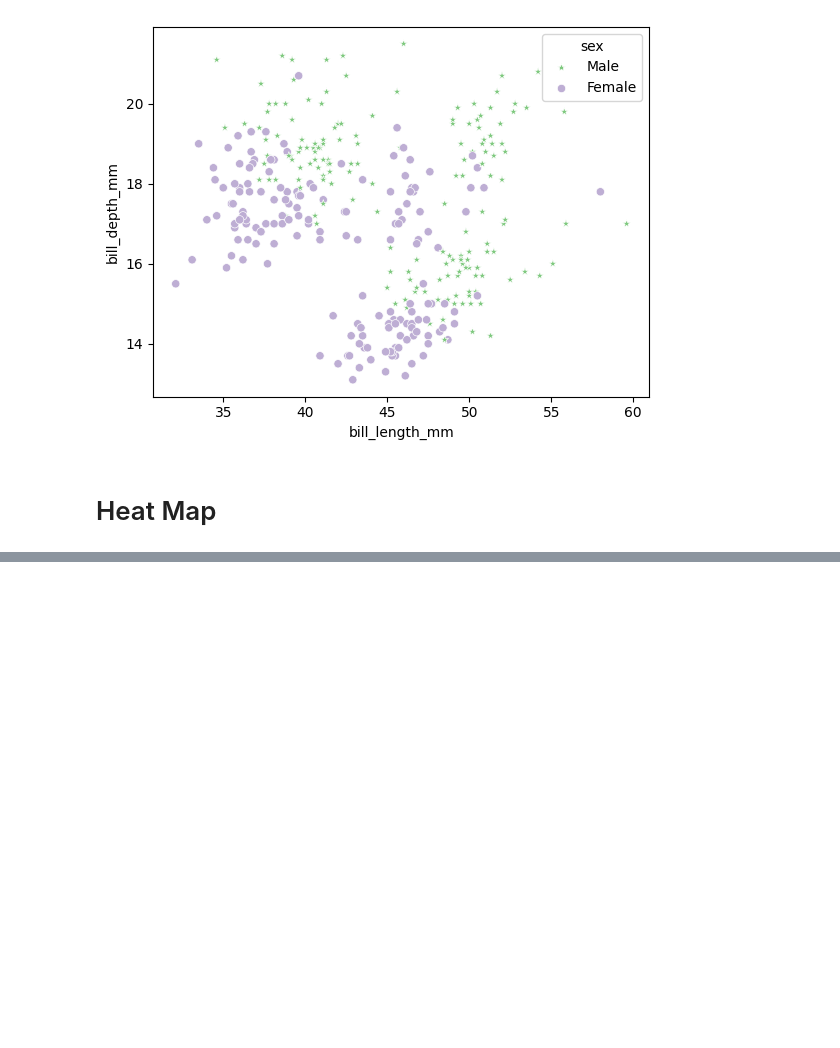
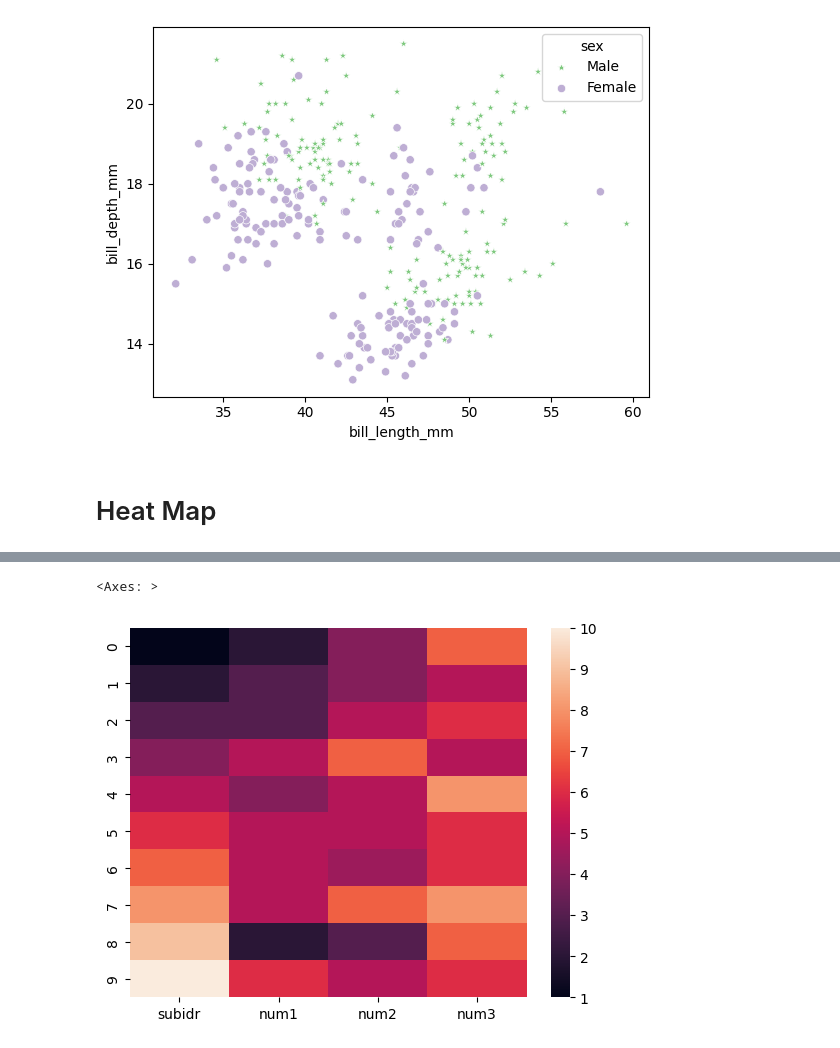
Before and after one commit to Ut-Niv/Pandas-Dataframe, a Jupyter notebook: Seaborn_demo.ipynb, the cells around one changed output, grey strips where cells are left out. Drawn from its saved outputs; the diff is of its cells as text; code cells hidden in the pictures; blank space fills up the shorter version.

```diff
--- a/Seaborn_demo.ipynb
+++ b/Seaborn_demo.ipynb
@@ -292,0 +315,3 @@ sns.scatterplot(x = 'bill_length_mm', y = 'bill_depth_mm', data = df,
+# %%
+df = sns.load_dataset('anagrams')
+df.head()
@@ -292,0 +325,3 @@ sns.scatterplot(x = 'bill_length_mm', y = 'bill_depth_mm', data = df,
+# %%
+df = df.drop(columns = 'attnr', axis = 1)
+df
@@ -292,0 +346,5 @@ sns.scatterplot(x = 'bill_length_mm', y = 'bill_depth_mm', data = df,
+# %%
+sns.heatmap(df.head(10))
+# %% [output]
+<Axes: >
+[figure, added]
```
Also changed, not shown: parts of 11 cells of this notebook.
